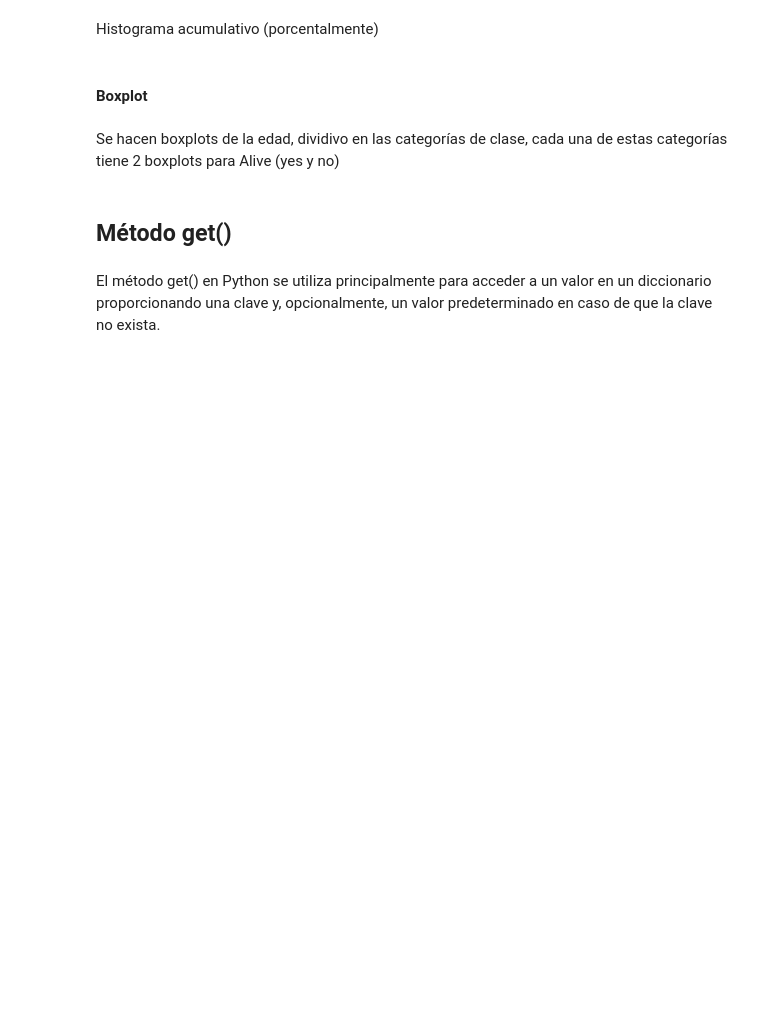
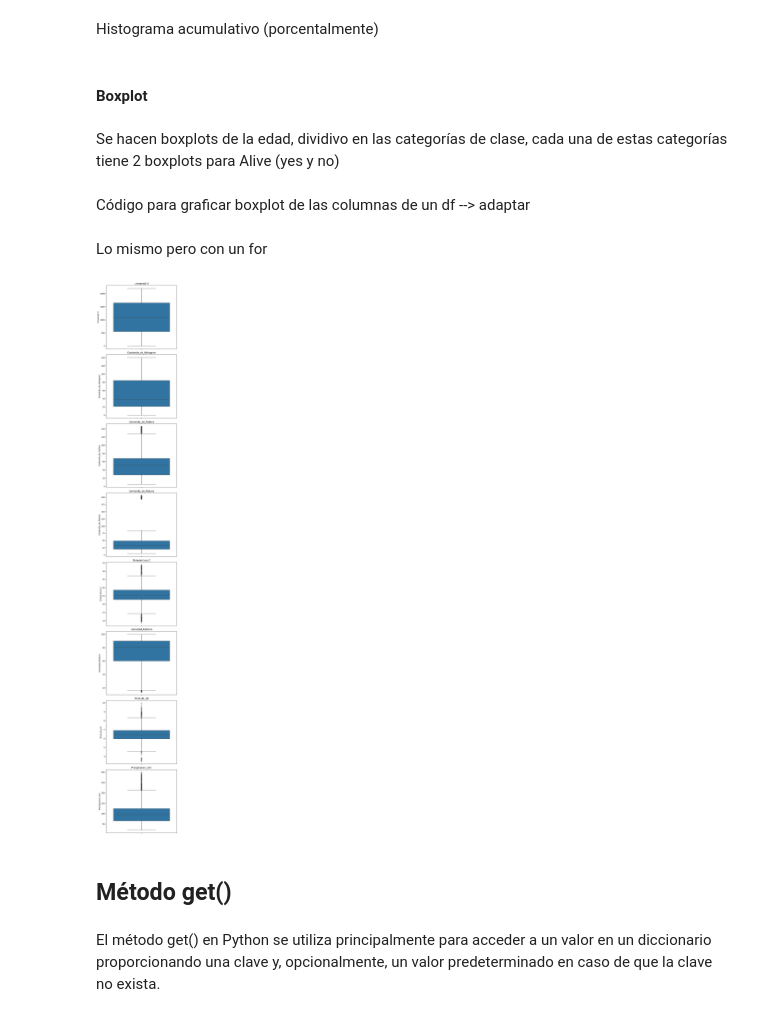
Before and after one commit to MartinaLarrea/Segundo-parcial, a Jupyter notebook: EDA/bases.ipynb, the cells around one changed output. Cells and saved outputs as stored; diff of their text form; code cells hidden in the pictures; blank space fills up the shorter version.

```diff
--- a/EDA/bases.ipynb
+++ b/EDA/bases.ipynb
@@ -660,3 +700,5 @@ sns.histplot(weights_df["weight"], binwidth=5, ax=ax2, kde=True,
 Se hacen boxplots de la edad, dividivo en las categorías de clase, cada una de estas categorías tiene 2 boxplots para Alive (yes y no)
 # %%
 sns.boxplot(data=titanic, x="class", y="age", hue="alive")
+# %% [markdown]
+Código para graficar boxplot de las columnas de un df --> adaptar
@@ -663,3 +726,17 @@ sns.boxplot(data=titanic, x="class", y="age", hue="alive")
+# %% [markdown]
+Lo mismo pero con un for
+# %%
+cols = cultivos.select_dtypes(include=['number']).columns
+fig, axes = plt.subplots(len(cols), 1, figsize=(6, 5*(len(cols))))
+
+for i, columna in enumerate(cols):
+    sns.boxplot(y=cultivos[columna], ax=axes[i])
+    axes[i].set_title(columna)
+
+plt.tight_layout()
+plt.show()
+# %% [output]
+[figure, added]
 # %% [markdown]
 ## Método get()
 # %% [markdown]
```
Also changed, not shown: parts of 16 cells of this notebook, 1 other file.
